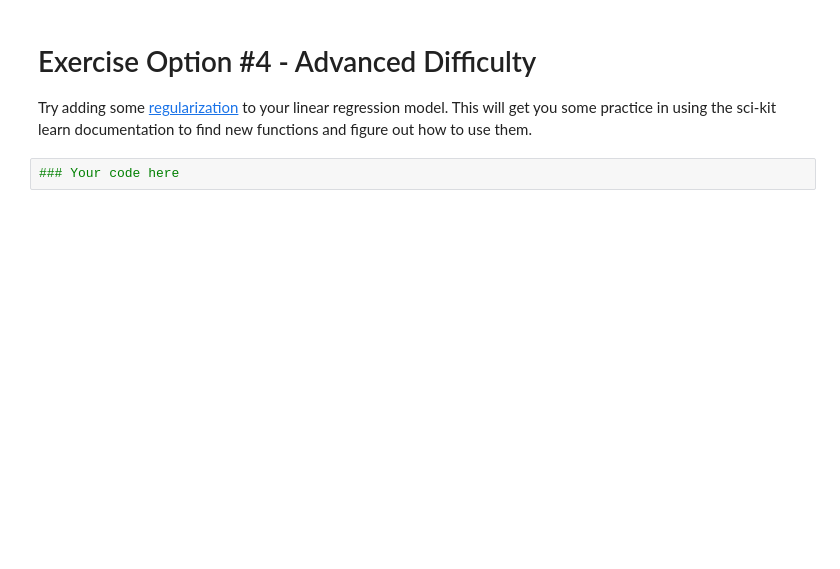
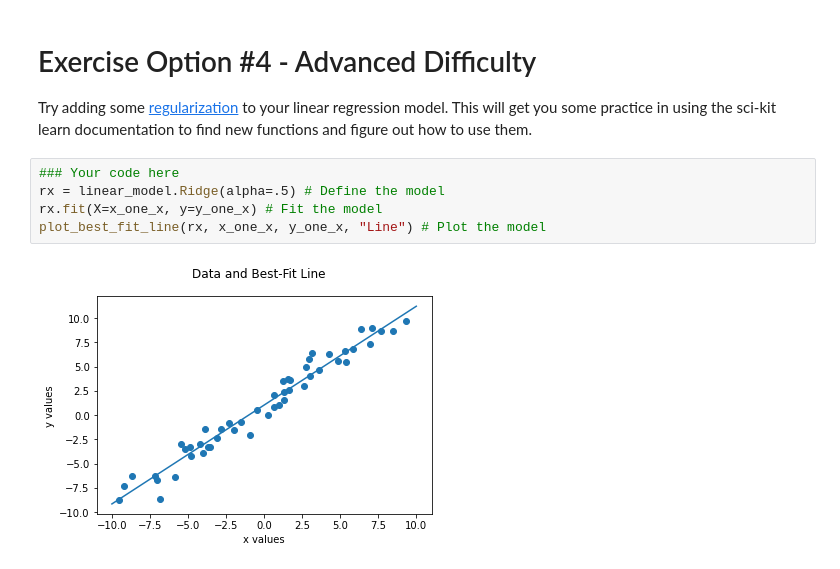
Before and after one commit to TheEnquirer/ml301, a Jupyter notebook: linear_regression/LinearRegression.ipynb, the cells around one changed output. Drawn from its saved outputs; the diff is of its cells as text; blank space fills up the shorter version.

Commit message:
linear regression problems finished!

```diff
--- a/linear_regression/LinearRegression.ipynb
+++ b/linear_regression/LinearRegression.ipynb
@@ -433,5 +432,10 @@ plot_best_fit_line(mq, xq, yq, "Curve")
 # Exercise Option #4 - Advanced Difficulty
 
 Try adding some [regularization](https://jennselby.github.io/MachineLearningCourseNotes/#regularization-ridge-lasso-and-elastic-net) to your linear regression model. This will get you some practice in using the sci-kit learn documentation to find new functions and figure out how to use them.
-# %%
-### Your code here
+# %%
+### Your code here
+rx = linear_model.Ridge(alpha=.5) # Define the model
+rx.fit(X=x_one_x, y=y_one_x) # Fit the model
+plot_best_fit_line(rx, x_one_x, y_one_x, "Line") # Plot the model
+# %% [output]
+[figure, added]
```
Also changed, not shown: parts of 13 cells of this notebook.
